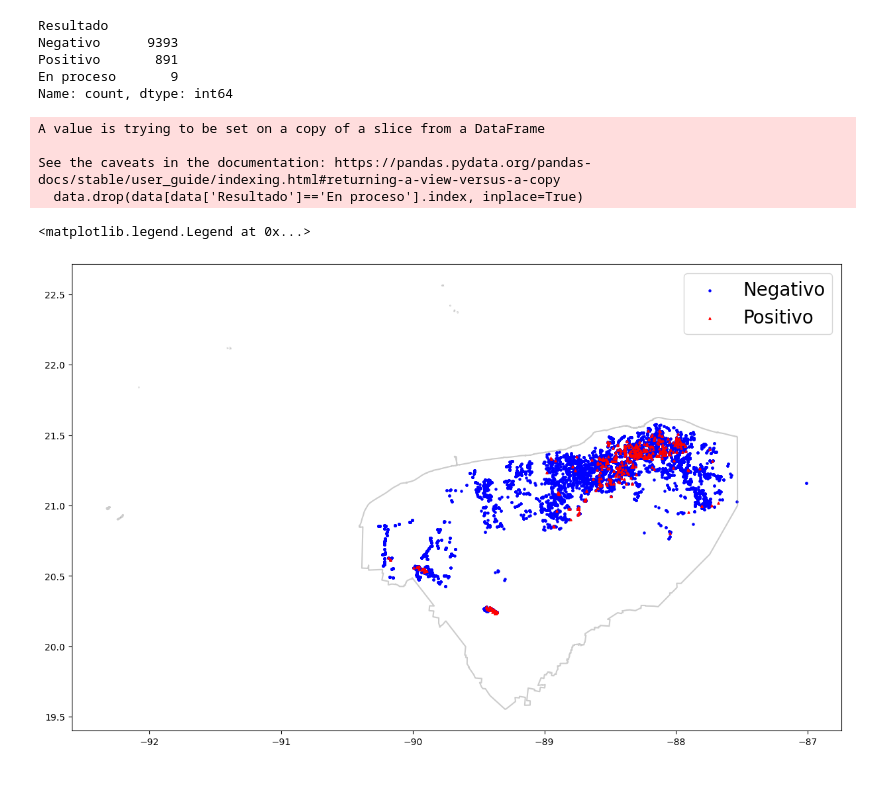
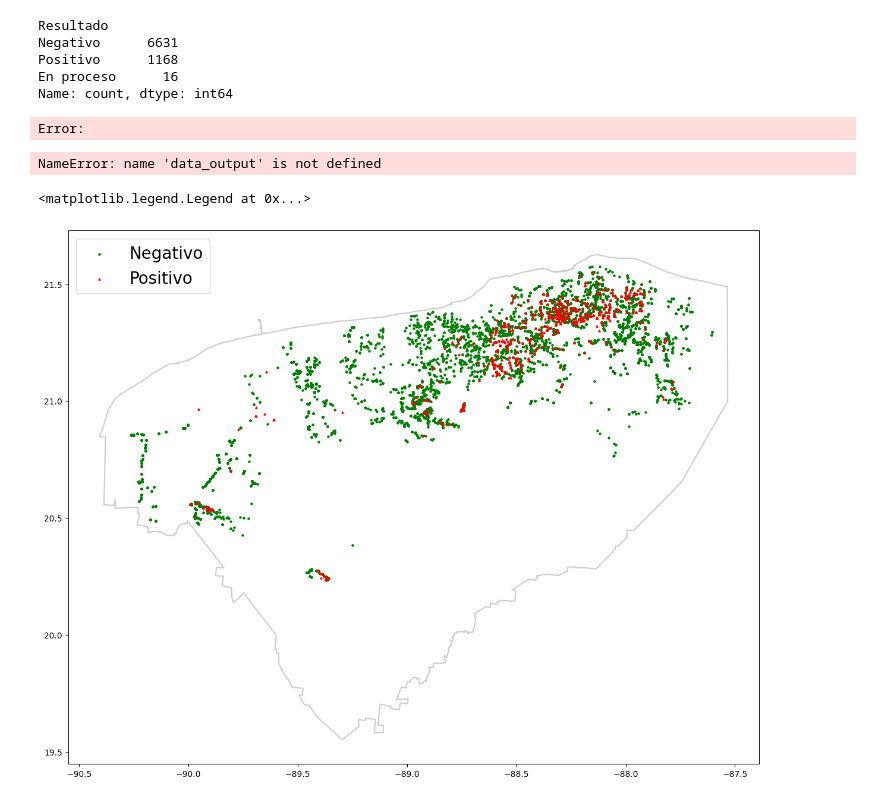
Before and after one commit to apr159/locust, a Jupyter notebook: 0-analisis-datos-b.ipynb, the cells around one changed output. Saved outputs shown, nothing was run; the diff lists cells and outputs as text; code cells hidden in the pictures.

```diff
--- a/0-analisis-datos-b.ipynb
+++ b/0-analisis-datos-b.ipynb
@@ -9,9 +9,9 @@ from shapely.geometry import Point, Polygon
 
 from datetime import timedelta
 # %%
-map = gpd.read_file('geo-data/limite250_l.shp')
+map = gpd.read_file('geo-data/limite250_l_.shp')
 #fig, ax = plt.subplots(figsize=(15,15))
 #map.plot(ax=ax)
 # %%
-data = pd.read_csv('data/2022.csv')
-data
+data = pd.read_csv('data/2023.csv')
+data.columns
@@ -20,17 +38,15 @@ data = data[data['Actividad_Realizada'] == 'Exploración']
 data['Resultado'].value_counts()
 # %% [output]
 Resultado
-Negativo      9393
-Positivo       891
-En proceso       9
+Negativo      6631
+Positivo      1168
+En proceso      16
 Name: count, dtype: int64
-# %%
-data.drop(data[data['Resultado']=='En proceso'].index, inplace=True)
-# %% [output]
-A value is trying to be set on a copy of a slice from a DataFrame
-
-See the caveats in the documentation: https://pandas.pydata.org/pandas-docs/stable/user_guide/indexing.html#returning-a-view-versus-a-copy
-  data.drop(data[data['Resultado']=='En proceso'].index, inplace=True)
+# %%
+data_mes = data.query('Mes == 12')
+data_mes.to_csv('data/2023-diciembre.csv')
+# %% [output]
+Error:
 # %%
 data_output = data[['Fecha','Latitud','Longitud','Resultado']]
 data_output['Fecha'] = data_output['Fecha'].astype('datetime64[s]')
@@ -45,6 +61,8 @@ data_output['Positivo'] = np.where(data_output['Resultado']=='Positivo',1,0)
 data_output['Negativo'] = np.where(data_output['Resultado']=='Negativo',1,0)
 
 data_output.groupby(data_output["Fecha"].dt.month).agg({'Positivo':'sum','Negativo':'sum'}).plot(kind="bar", xlabel="Mes")
+# %% [output]
+NameError: name 'data_output' is not defined
 # %%
 ax = sns.countplot(x="Resultado",data=data,palette = "Set2")
 # %%
@@ -58,17 +76,19 @@ geo_df = gpd.GeoDataFrame(data_map, #specify our data
 # %%
 fig, ax = plt.subplots(figsize=(15,15))
 map.plot(ax=ax, alpha=0.4, color='grey')
 geo_df[geo_df['Resultado'] == 'Negativo'].plot(ax=ax,
                                        markersize=5,
-                                       color='blue',
+                                       color='green',
                                        marker='o',
                                        label='Negativo')
+
 geo_df[geo_df['Resultado'] == 'Positivo'].plot(ax=ax,
                                        markersize=5,
                                        color='red',
                                        marker='^',
                                        label='Positivo')
+
 plt.legend(prop={'size':20})
 # %% [output]
 <matplotlib.legend.Legend at 0x...>
-[figure, old version]
+[figure, new version]
```
Also changed, not shown: parts of 2 cells of this notebook, 11 other files.
